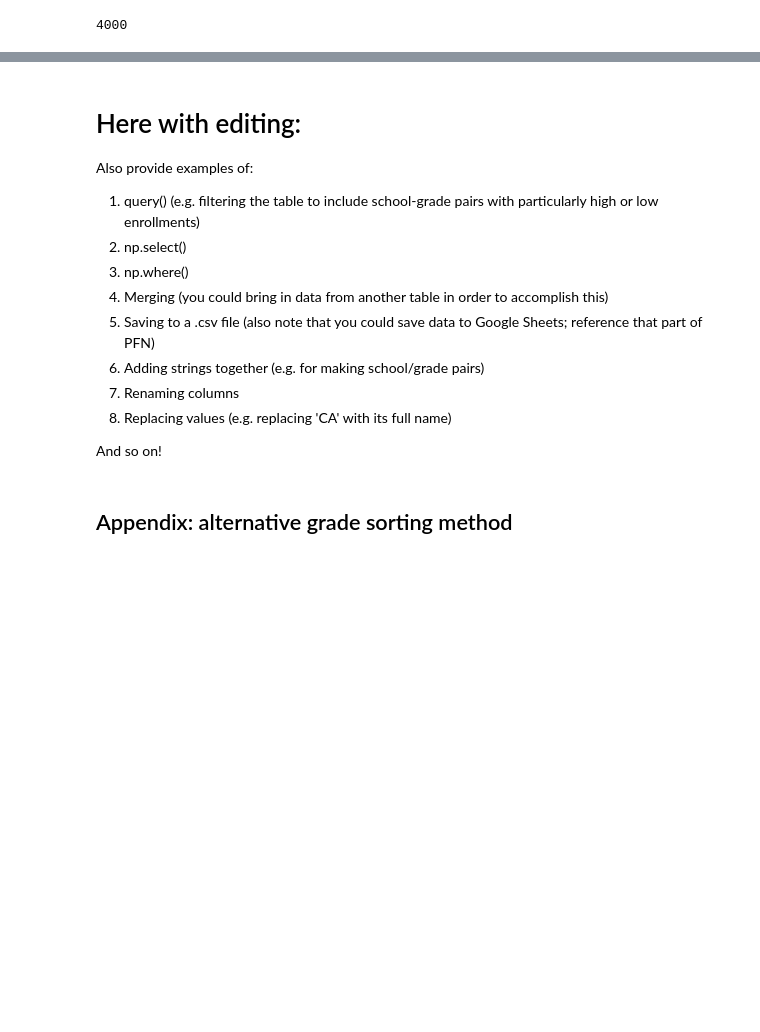
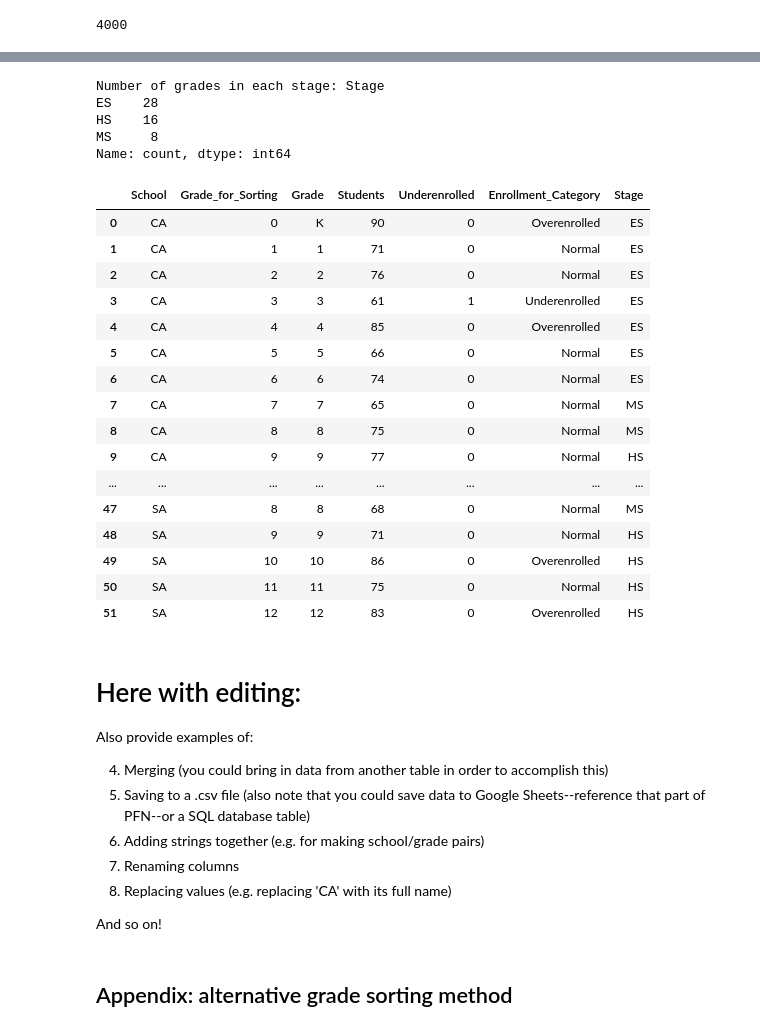
Before and after one commit to kburchfiel/python_for_nonprofits, a Jupyter notebook: part_x_spreadsheet_ops/part_x_spreadsheet_ops.ipynb, the cells around one changed output, grey strips where cells are left out. Saved outputs shown, nothing was run; the diff lists cells and outputs as text; code cells hidden in the pictures; blank space fills up the shorter version.

```diff
--- a/part_x_spreadsheet_ops/part_x_spreadsheet_ops.ipynb
+++ b/part_x_spreadsheet_ops/part_x_spreadsheet_ops.ipynb
@@ -139,0 +268,6 @@ df_curr_enrollment['Students'].sum()
+# %%
+condlist = [df_school_grade_pivot['Students'] < 65,
+            df_school_grade_pivot['Students'] >= overenrolled_threshold]
+choicelist = ['Underenrolled', 'Overenrolled']
+df_school_grade_pivot['Enrollment_Category'] = np.select(condlist, choicelist, 'Normal')
+df_school_grade_pivot
@@ -139,0 +296,11 @@ df_curr_enrollment['Students'].sum()
+# %%
+# In our fictional district, elementary school runs from grades K to 6;
+# middle school encompasses grades 7 and 8; and high school includes grades
+# 9 to 12.
+
+# Note: this is an example of how *not* to use np.select()!
+condlist = [df_school_grade_pivot['Grade_for_Sorting'] >= 7,
+            df_school_grade_pivot['Grade_for_Sorting'] >= 9]
+choicelist = ['MS', 'HS']
+df_school_grade_pivot['Stage'] = np.select(condlist, choicelist, 'ES')
+df_school_grade_pivot['Stage'].value_counts()
@@ -139,0 +316,8 @@ df_curr_enrollment['Students'].sum()
+# %%
+# Corrected code:
+
+condlist = [df_school_grade_pivot['Grade_for_Sorting'] <= 6,
+            df_school_grade_pivot['Grade_for_Sorting'] <= 8]
+choicelist = ['ES', 'MS']
+df_school_grade_pivot['Stage'] = np.select(condlist, choicelist, 'HS')
+df_school_grade_pivot['Stage'].value_counts()
@@ -140,13 +336,51 @@ df_curr_enrollment['Students'].sum()
+# %%
+grade_to_stage_map = {'K':'ES', '1':'ES', '2':'ES', '3':'ES',
+                      '4':'ES', '5':'ES', '6':'ES',
+                      '7':'MS', '8':'MS',
+                      '9':'HS', '10':'HS', '11':'HS', '12':'HS'}
+# Note that we need to enter these numbers in string form because the
+# presence of 'K' grades has made 'Grade' a string-formatted column (unlike
+# the integer-based 'Grade_for_Sorting' column).
+
+df_school_grade_pivot['Stage'] = df_school_grade_pivot[
+    'Grade'].map(grade_to_stage_map) # This function applies
+    # grade_to_stage map to map 'K' to 'ES', '7' to 'MS', and so forth.)
+print("Number of grades in each stage:",
+      df_school_grade_pivot['Stage'].value_counts())
+# The output of this line matches that found in the above np.select() pivot.
+
+# Here's what df_school_grade_pivot looks like at this point:
+df_school_grade_pivot
+# %% [output]
+Number of grades in each stage: Stage
+ES    28
+HS    16
+MS     8
+Name: count, dtype: int64
+|  | School | Grade_for_Sorting | Grade | Students | Underenrolled | Enrollment_Category | Stage |
+| 0 | CA | 0 | K | 90 | 0 | Overenrolled | ES |
+| 1 | CA | 1 | 1 | 71 | 0 | Normal | ES |
+| 2 | CA | 2 | 2 | 76 | 0 | Normal | ES |
+| 3 | CA | 3 | 3 | 61 | 1 | Underenrolled | ES |
+| 4 | CA | 4 | 4 | 85 | 0 | Overenrolled | ES |
+| 5 | CA | 5 | 5 | 66 | 0 | Normal | ES |
+| 6 | CA | 6 | 6 | 74 | 0 | Normal | ES |
+| 7 | CA | 7 | 7 | 65 | 0 | Normal | MS |
+| 8 | CA | 8 | 8 | 75 | 0 | Normal | MS |
+| 9 | CA | 9 | 9 | 77 | 0 | Normal | HS |
+| ... | ... | ... | ... | ... | ... | ... | ... |
+| 47 | SA | 8 | 8 | 68 | 0 | Normal | MS |
+| 48 | SA | 9 | 9 | 71 | 0 | Normal | HS |
+| 49 | SA | 10 | 10 | 86 | 0 | Overenrolled | HS |
+| 50 | SA | 11 | 11 | 75 | 0 | Normal | HS |
+| 51 | SA | 12 | 12 | 83 | 0 | Overenrolled | HS |
 # %% [markdown]
 # Here with editing:
 
 Also provide examples of:
 
-1. query() (e.g. filtering the table to include school-grade pairs with particularly high or low enrollments)
-2. np.select()
-3. np.where()
 4. Merging (you could bring in data from another table in order to accomplish this)
-5. Saving to a .csv file (also note that you could save data to Google Sheets; reference that part of PFN)
+5. Saving to a .csv file (also note that you could save data to Google Sheets--reference that part of PFN--or a SQL database table)
 6. Adding strings together (e.g. for making school/grade pairs)
 7. Renaming columns
 8. Replacing values (e.g. replacing 'CA' with its full name)
```
Also changed, not shown: parts of 23 cells of this notebook.
